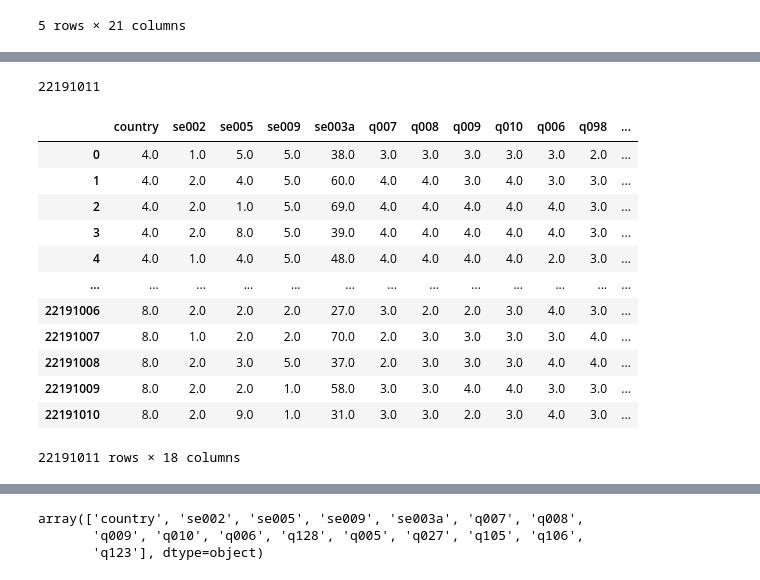
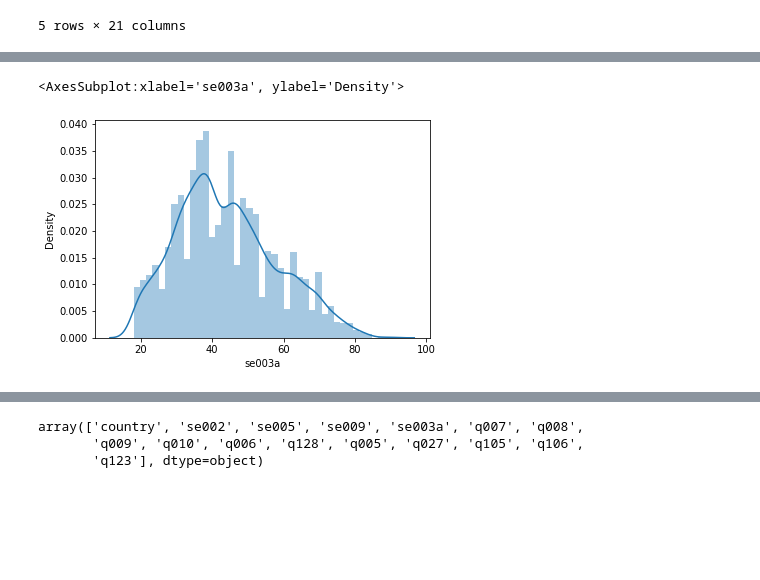
Before and after one commit to missvicki/Datathon-ABS, a Jupyter notebook: Datathon_Random_Forest.ipynb, the cells around one changed output, grey strips where cells are left out. Cells and saved outputs as stored; diff of their text form; code cells hidden in the pictures; blank space fills up the shorter version.

```diff
--- a/Datathon_Random_Forest.ipynb
+++ b/Datathon_Random_Forest.ipynb
@@ -131,4 +208,0 @@ dtype: int64
-# %%
-len(merged_data)
-# %% [output]
-22191011
@@ -137,20 +209,6 @@ merged_imputed_data = merged_imputed_data.drop(['se004','q028', 'q121'], axis =
-# %%
-merged_imputed_data
-# %% [output]
-|  | country | se002 | se005 | se009 | se003a | q007 | q008 | q009 | q010 | q006 | q098 | ... |
-| 0 | 4.0 | 1.0 | 5.0 | 5.0 | 38.0 | 3.0 | 3.0 | 3.0 | 3.0 | 3.0 | 2.0 | ... |
-| 1 | 4.0 | 2.0 | 4.0 | 5.0 | 60.0 | 4.0 | 4.0 | 3.0 | 4.0 | 3.0 | 3.0 | ... |
-| 2 | 4.0 | 2.0 | 1.0 | 5.0 | 69.0 | 4.0 | 4.0 | 4.0 | 4.0 | 4.0 | 3.0 | ... |
-| 3 | 4.0 | 2.0 | 8.0 | 5.0 | 39.0 | 4.0 | 4.0 | 4.0 | 4.0 | 4.0 | 3.0 | ... |
-| 4 | 4.0 | 1.0 | 4.0 | 5.0 | 48.0 | 4.0 | 4.0 | 4.0 | 4.0 | 2.0 | 3.0 | ... |
-| ... | ... | ... | ... | ... | ... | ... | ... | ... | ... | ... | ... | ... |
-| 22191006 | 8.0 | 2.0 | 2.0 | 2.0 | 27.0 | 3.0 | 2.0 | 2.0 | 3.0 | 4.0 | 3.0 | ... |
-| 22191007 | 8.0 | 1.0 | 2.0 | 2.0 | 70.0 | 2.0 | 3.0 | 3.0 | 3.0 | 3.0 | 4.0 | ... |
-| 22191008 | 8.0 | 2.0 | 3.0 | 5.0 | 37.0 | 2.0 | 3.0 | 3.0 | 3.0 | 4.0 | 4.0 | ... |
-| 22191009 | 8.0 | 2.0 | 2.0 | 1.0 | 58.0 | 3.0 | 3.0 | 4.0 | 4.0 | 3.0 | 3.0 | ... |
-| 22191010 | 8.0 | 2.0 | 9.0 | 1.0 | 31.0 | 3.0 | 3.0 | 2.0 | 3.0 | 4.0 | 3.0 | ... |
-22191011 rows × 18 columns
 # %%
-import matplotlib.pyplot as plt
-%matplotlib inline
+sns.distplot(df_sample.loc[df_sample['country']==4.0]['se003a'])
+# %% [output]
+<AxesSubplot:xlabel='se003a', ylabel='Density'>
+[figure, added]
 # %%
```
Also changed, not shown: parts of 80 cells of this notebook, 5 other files.
